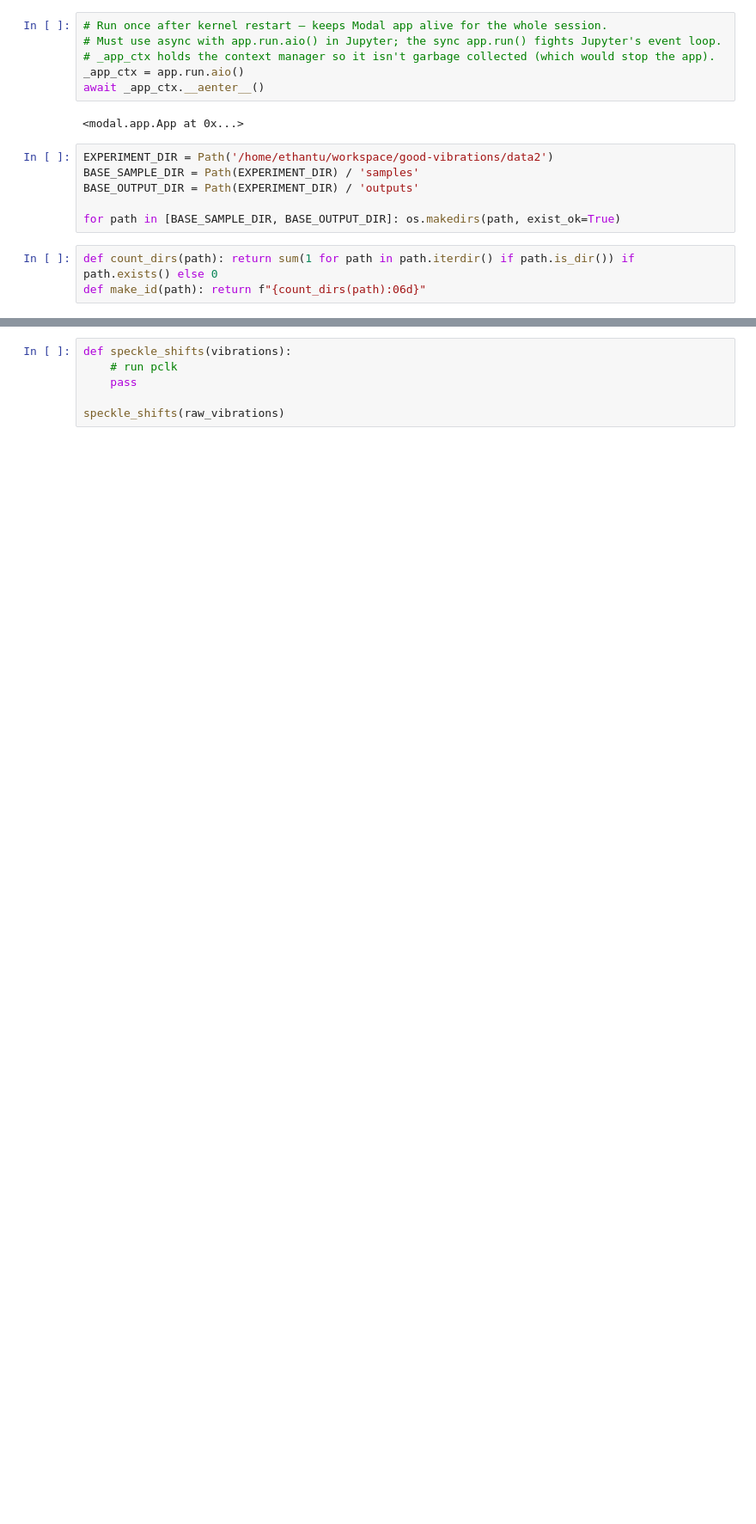
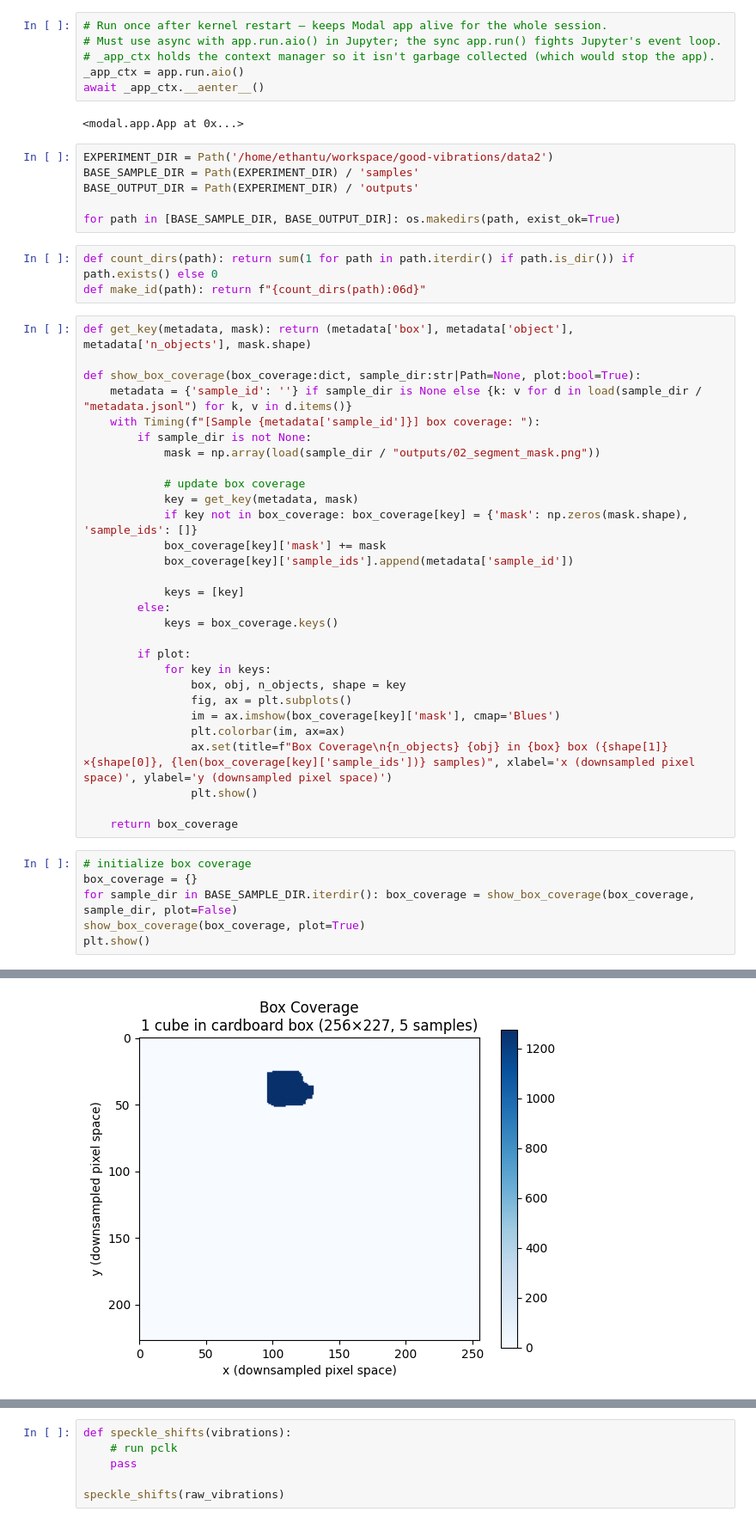
Before and after one commit to eitanturok/good-vibrations, a Jupyter notebook: notebooks/26_experiment_stages.ipynb, the cells around one changed output, grey strips where cells are left out. Shown at 86% size. Saved outputs shown, nothing was run; the diff lists cells and outputs as text; blank space fills up the shorter version.

```diff
--- a/notebooks/26_experiment_stages.ipynb
+++ b/notebooks/26_experiment_stages.ipynb
@@ -31,3 +32,39 @@ for path in [BASE_SAMPLE_DIR, BASE_OUTPUT_DIR]: os.makedirs(path, exist_ok=True)
 # %%
 def count_dirs(path): return sum(1 for path in path.iterdir() if path.is_dir()) if path.exists() else 0
 def make_id(path): return f"{count_dirs(path):06d}"
+# %%
+def get_key(metadata, mask): return (metadata['box'], metadata['object'], metadata['n_objects'], mask.shape)
+
+def show_box_coverage(box_coverage:dict, sample_dir:str|Path=None, plot:bool=True):
+    metadata = {'sample_id': ''} if sample_dir is None else {k: v for d in load(sample_dir / "metadata.jsonl") for k, v in d.items()}
+    with Timing(f"[Sample {metadata['sample_id']}] box coverage: "):
+        if sample_dir is not None:
+            mask = np.array(load(sample_dir / "outputs/02_segment_mask.png"))
+
+            # update box coverage
+            key = get_key(metadata, mask)
+            if key not in box_coverage: box_coverage[key] = {'mask': np.zeros(mask.shape), 'sample_ids': []}
+            box_coverage[key]['mask'] += mask
+            box_coverage[key]['sample_ids'].append(metadata['sample_id'])
+
+            keys = [key]
+        else:
+            keys = box_coverage.keys()
+
+        if plot:
+            for key in keys:
+                box, obj, n_objects, shape = key
+                fig, ax = plt.subplots()
+                im = ax.imshow(box_coverage[key]['mask'], cmap='Blues')
+                plt.colorbar(im, ax=ax)
+                ax.set(title=f"Box Coverage\n{n_objects} {obj} in {box} box ({shape[1]}×{shape[0]}, {len(box_coverage[key]['sample_ids'])} samples)", xlabel='x (downsampled pixel space)', ylabel='y (downsampled pixel space)')
+                plt.show()
+
+    return box_coverage
+# %%
+# initialize box coverage
+box_coverage = {}
+for sample_dir in BASE_SAMPLE_DIR.iterdir(): box_coverage = show_box_coverage(box_coverage, sample_dir, plot=False)
+show_box_coverage(box_coverage, plot=True)
+plt.show()
+# %% [output]
@@ -33,0 +76 @@ def make_id(path): return f"{count_dirs(path):06d}"
+[figure, added]
```
Also changed, not shown: parts of 5 cells of this notebook, 1 other file.
